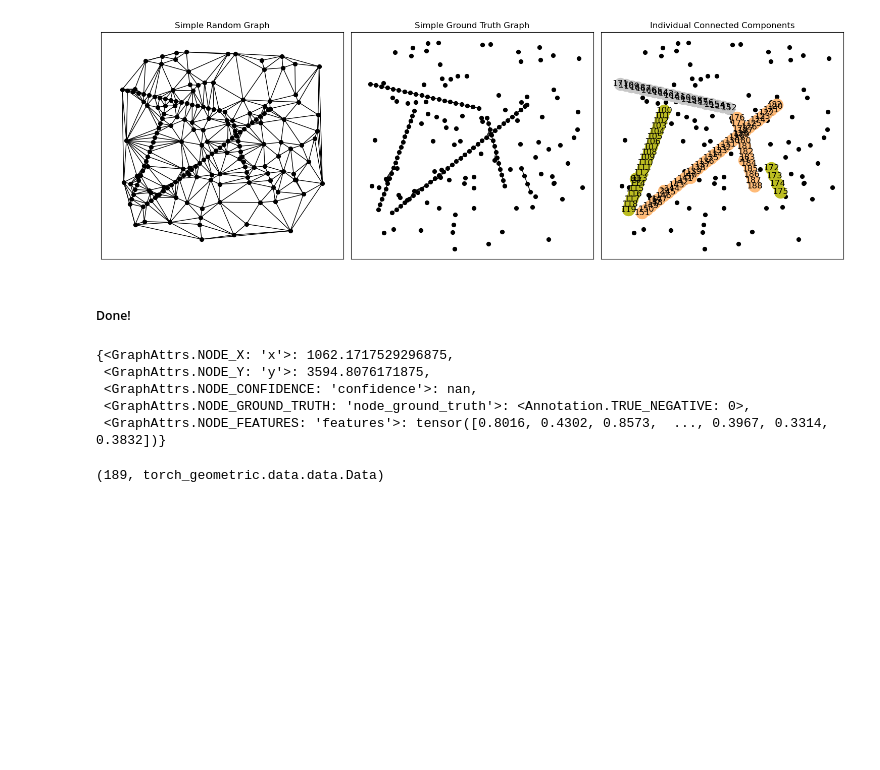
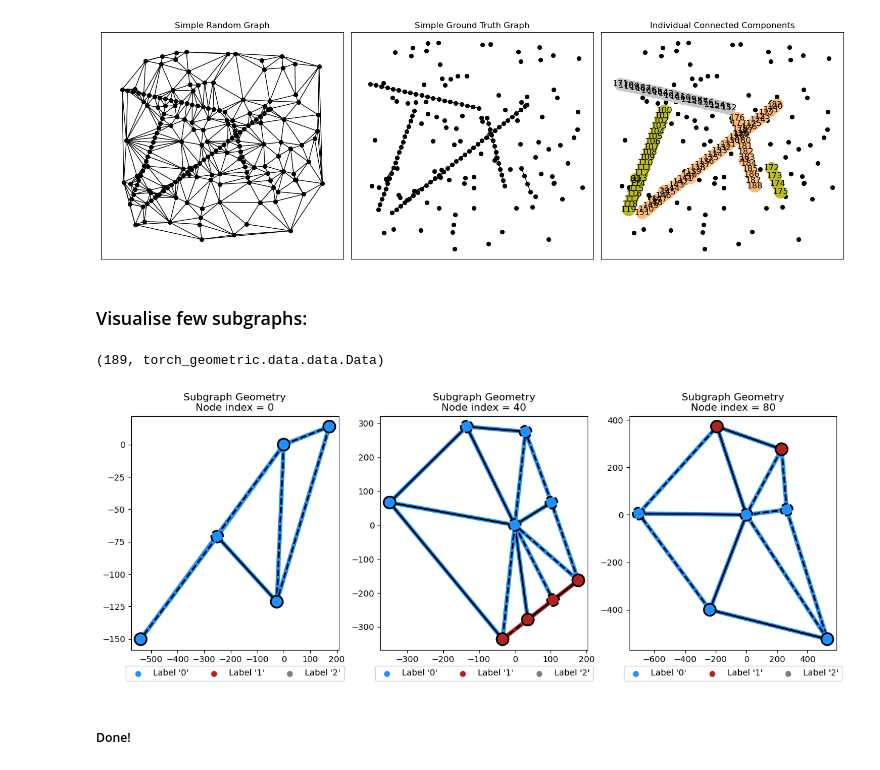
Before and after one commit to alan-turing-institute/grace, a Jupyter notebook: notebooks/read_grace.ipynb, the cells around one changed output. Saved outputs shown, nothing was run; the diff lists cells and outputs as text; code cells hidden in the pictures; blank space fills up the shorter version.

Commit message:
Add subgraph plotting function to read_grace ntbk

```diff
--- a/notebooks/read_grace.ipynb
+++ b/notebooks/read_grace.ipynb
@@ -85,5 +87,21 @@ plt.tight_layout()
 plt.show()
 # %% [output]
 [figure]
+# %% [markdown]
+### Visualise few subgraphs:
+# %%
+dataset = dataset_from_graph(graph, mode='sub', in_train_mode=True)
+len(dataset), type(dataset[0])
+# %% [output]
+(189, torch_geometric.data.data.Data)
+# %%
+ncols = 3
+_, axes = plt.subplots(nrows=1, ncols=ncols, figsize=(15, 5))
+
+for sub in range(ncols):
+    sub_graph = dataset[sub*40]
+    plot_subgraph_geometry(sub_graph, title=f"Node index = {sub*40}", ax=axes[sub])
+# %% [output]
+[figure, added]
 # %% [markdown]
 ##### Done!
@@ -99,13 +107,0 @@ from grace.base import Annotation
-# %%
-graph.nodes(data=True)[0]
-# %% [output]
-{<GraphAttrs.NODE_X: 'x'>: 1062.1717529296875,
- <GraphAttrs.NODE_Y: 'y'>: 3594.8076171875,
- <GraphAttrs.NODE_CONFIDENCE: 'confidence'>: nan,
- <GraphAttrs.NODE_GROUND_TRUTH: 'node_ground_truth'>: <Annotation.TRUE_NEGATIVE: 0>,
- <GraphAttrs.NODE_FEATURES: 'features'>: tensor([0.8016, 0.4302, 0.8573,  ..., 0.3967, 0.3314, 0.3832])}
-# %%
-dataset = dataset_from_graph(graph, mode='sub', in_train_mode=True)
-len(dataset), type(dataset[0])
-# %% [output]
-(189, torch_geometric.data.data.Data)
```
Also changed, not shown: parts of 8 cells of this notebook.
